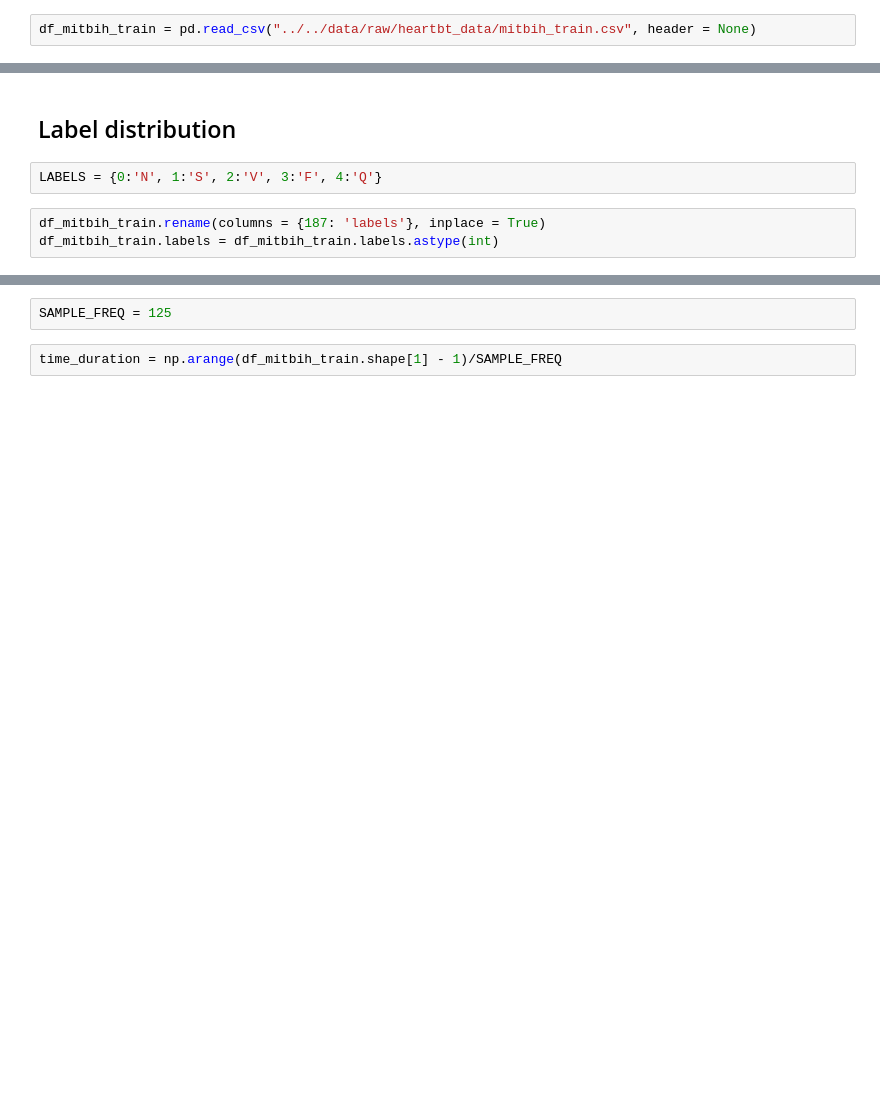
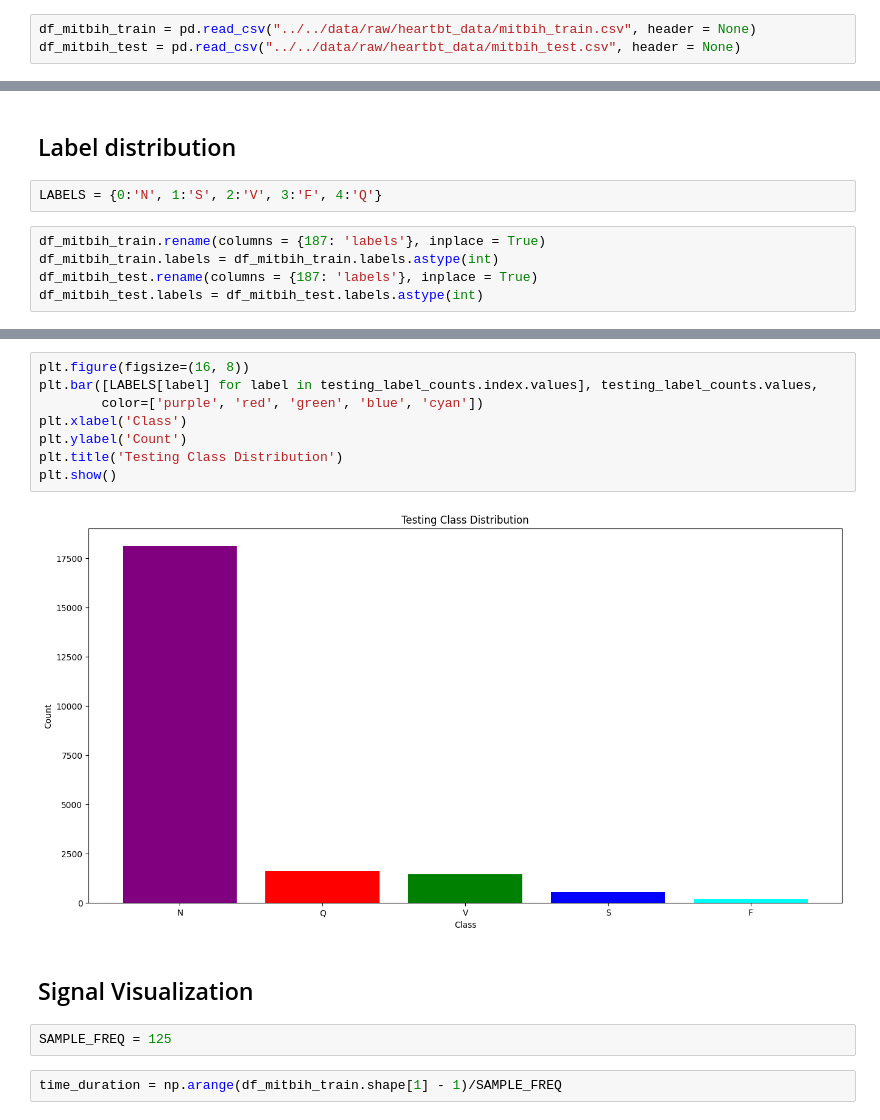
Before and after one commit to root-dh-94/heartbt_categorization, a Jupyter notebook: notebooks/exploratory/eda.ipynb, the cells around one changed output, grey strips where cells are left out. Cells and saved outputs as stored; diff of their text form; blank space fills up the shorter version.

```diff
--- a/notebooks/exploratory/eda.ipynb
+++ b/notebooks/exploratory/eda.ipynb
@@ -21,4 +21,5 @@ import pandas as pd
 <h1>Data Loading and Exploration</h1>
 # %%
 df_mitbih_train = pd.read_csv("../../data/raw/heartbt_data/mitbih_train.csv", header = None)
+df_mitbih_test = pd.read_csv("../../data/raw/heartbt_data/mitbih_test.csv", header = None)
 # %%
@@ -63,4 +97,6 @@ LABELS = {0:'N', 1:'S', 2:'V', 3:'F', 4:'Q'}
 # %%
 df_mitbih_train.rename(columns = {187: 'labels'}, inplace = True)
 df_mitbih_train.labels = df_mitbih_train.labels.astype(int)
+df_mitbih_test.rename(columns = {187: 'labels'}, inplace = True)
+df_mitbih_test.labels = df_mitbih_test.labels.astype(int)
 # %%
@@ -93,3 +134,15 @@ plt.show()
+# %%
+plt.figure(figsize=(16, 8))
+plt.bar([LABELS[label] for label in testing_label_counts.index.values], testing_label_counts.values,
+        color=['purple', 'red', 'green', 'blue', 'cyan'])
+plt.xlabel('Class')
+plt.ylabel('Count')
+plt.title('Testing Class Distribution')
+plt.show()
+# %% [output]
+[figure, added]
+# %% [markdown]
+<h2>Signal Visualization</h2>
 # %%
 SAMPLE_FREQ = 125
 # %%
```
Also changed, not shown: parts of 15 cells of this notebook.
